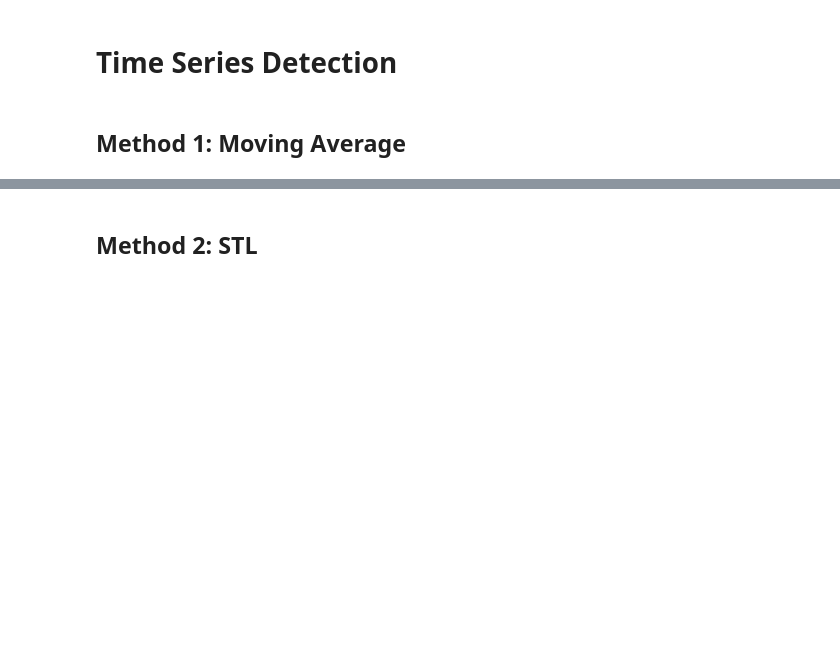
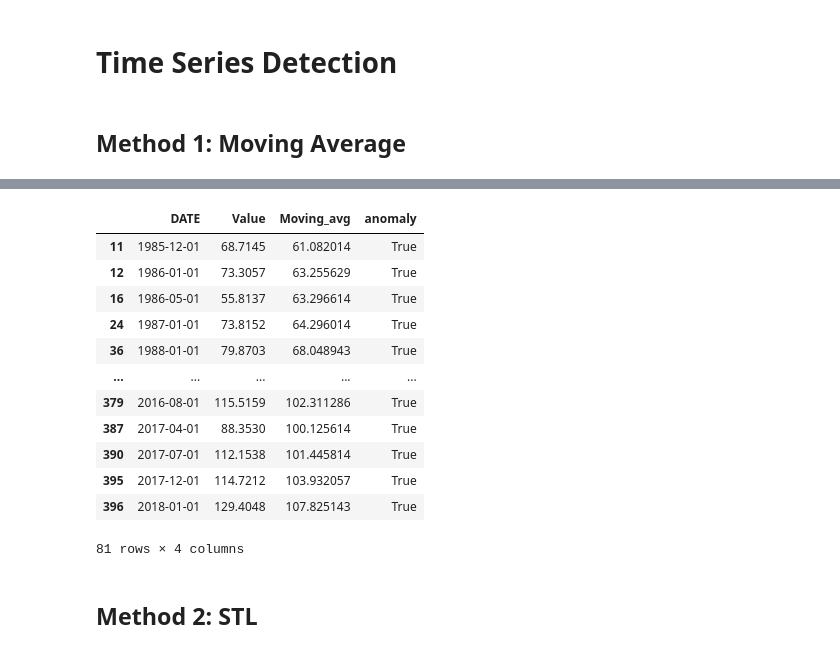
Before and after one commit to Joeyleechn/data_analytics_projects, a Jupyter notebook: anomaly_detection/anomaly_detection.ipynb, the cells around one changed output, grey strips where cells are left out. Drawn from its saved outputs; the diff is of its cells as text; code cells hidden in the pictures; blank space fills up the shorter version.

```diff
--- a/anomaly_detection/anomaly_detection.ipynb
+++ b/anomaly_detection/anomaly_detection.ipynb
@@ -84,3 +84,9 @@ fig.set_figwidth(5)
 # Time Series Detection
 # %% [markdown]
 ## Method 1: Moving Average
+# %%
+import pandas as pd
+from datetime import datetime
+df = pd.read_csv('./Electric_Production.csv')
+df['DATE'] = df['DATE'].apply(lambda x: datetime.strptime(x, '%m-%d-%Y'))
+df.head()
@@ -87,2 +108,18 @@ fig.set_figwidth(5)
+# %%
+df[df.anomaly]
+# %% [output]
+|  | DATE | Value | Moving_avg | anomaly |
+| 11 | 1985-12-01 | 68.7145 | 61.082014 | True |
+| 12 | 1986-01-01 | 73.3057 | 63.255629 | True |
+| 16 | 1986-05-01 | 55.8137 | 63.296614 | True |
+| 24 | 1987-01-01 | 73.8152 | 64.296014 | True |
+| 36 | 1988-01-01 | 79.8703 | 68.048943 | True |
+| ... | ... | ... | ... | ... |
+| 379 | 2016-08-01 | 115.5159 | 102.311286 | True |
+| 387 | 2017-04-01 | 88.3530 | 100.125614 | True |
+| 390 | 2017-07-01 | 112.1538 | 101.445814 | True |
+| 395 | 2017-12-01 | 114.7212 | 103.932057 | True |
+| 396 | 2018-01-01 | 129.4048 | 107.825143 | True |
+81 rows × 4 columns
 # %% [markdown]
 ## Method 2: STL
```
Also changed, not shown: parts of 8 cells of this notebook, 1 other file.
